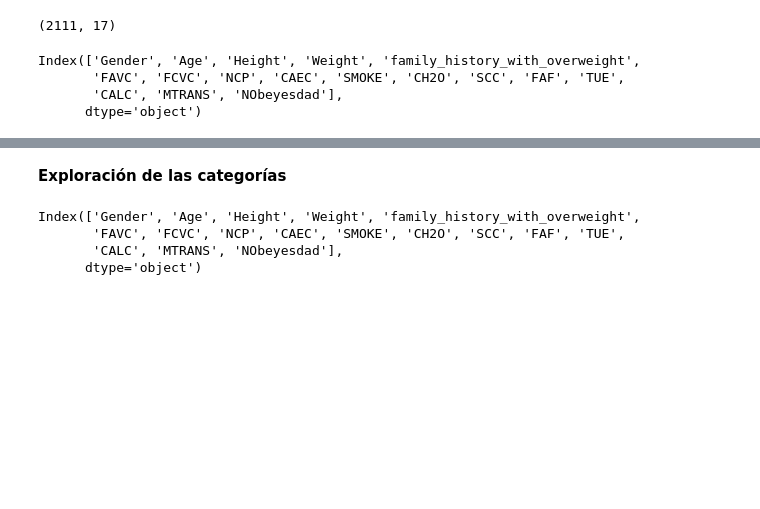
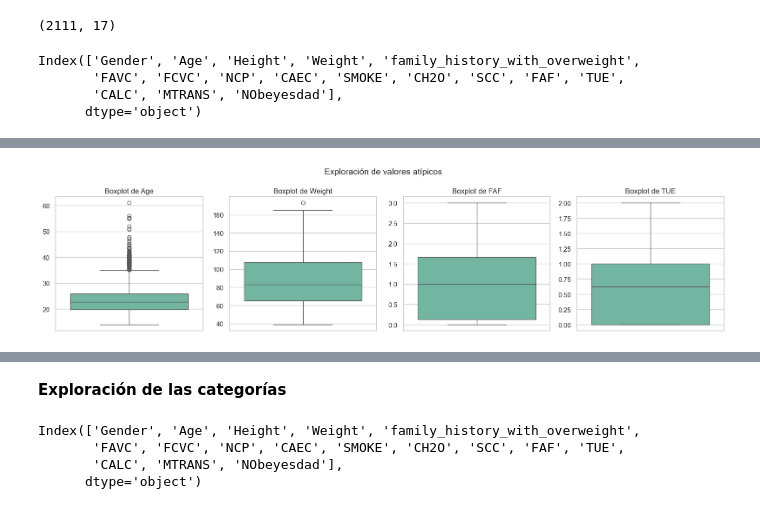
Before and after one commit to garcialvarez/ml-estimation-of-obesity, a Jupyter notebook: Preprocesamiento.ipynb, the cells around one changed output, grey strips where cells are left out. Saved outputs shown, nothing was run; the diff lists cells and outputs as text; code cells hidden in the pictures; blank space fills up the shorter version.

```diff
--- a/Preprocesamiento.ipynb
+++ b/Preprocesamiento.ipynb
@@ -3,6 +3,10 @@
 # %%
 import pandas as pd
 import numpy as np
+import seaborn as sns
+import matplotlib.pyplot as plt
+
+sns.set(style='whitegrid')
 
 dataset = pd.read_csv('ObesityDataSet_raw_and_data_sinthetic.csv')
 # %%
@@ -48,3 +55,18 @@ Index(['Gender', 'Age', 'Height', 'Weight', 'family_history_with_overweight',
+# %%
+outlier_features = ['Age', 'Weight', 'FAF', 'TUE']
+fig, axes = plt.subplots(1, len(outlier_features), figsize=(16, 4))
+
+for ax, feature in zip(axes, outlier_features):
+    sns.boxplot(y=dataset[feature], ax=ax, color='#66c2a5', orient='v')
+    ax.set_title(f'Boxplot de {feature}')
+    ax.set_xlabel('')
+    ax.set_ylabel('')
+
+fig.suptitle('Exploración de valores atípicos', fontsize=14)
+plt.tight_layout()
+plt.show()
+# %% [output]
+[figure, added]
 # %%
 dataset.describe()
 # %% [output]
```
Also changed, not shown: parts of 18 cells of this notebook, 2 other files.
